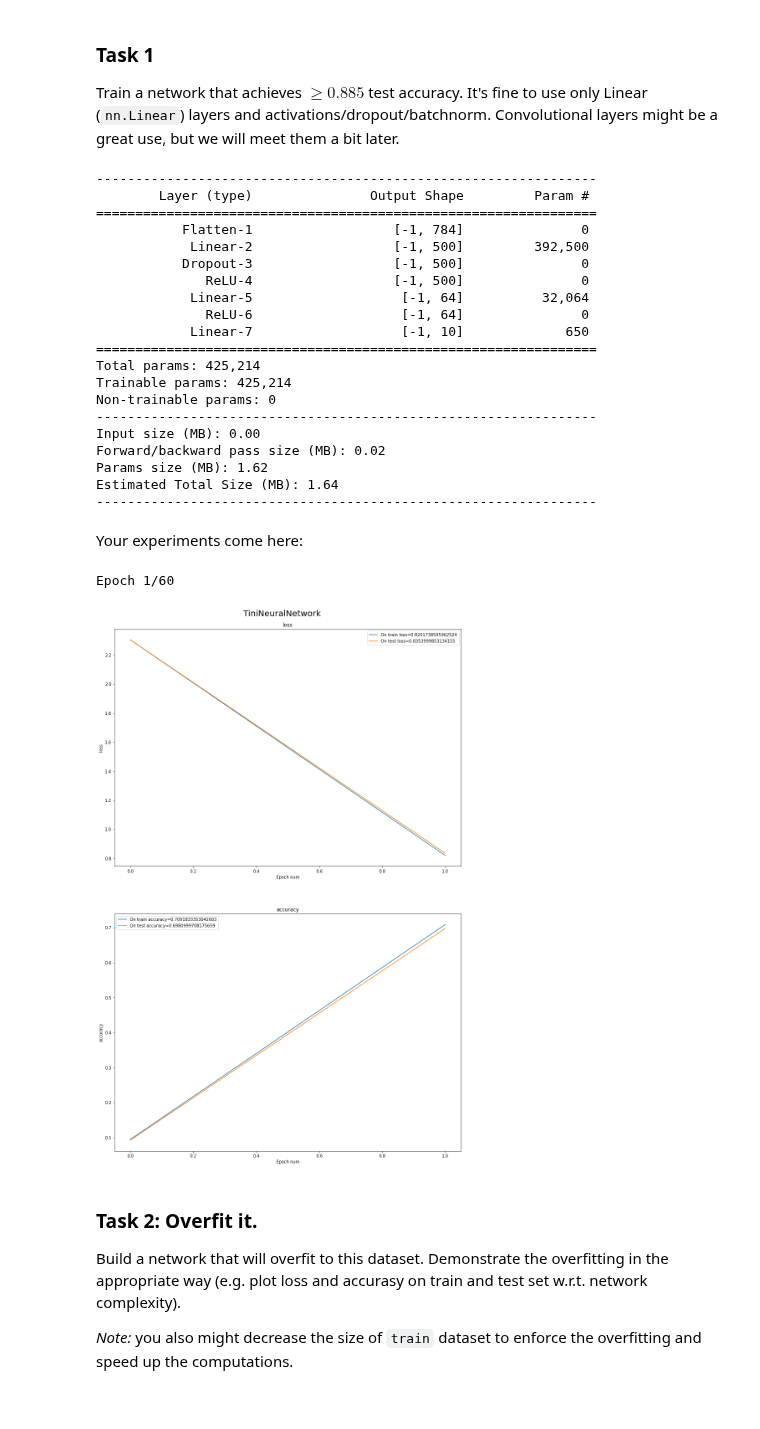
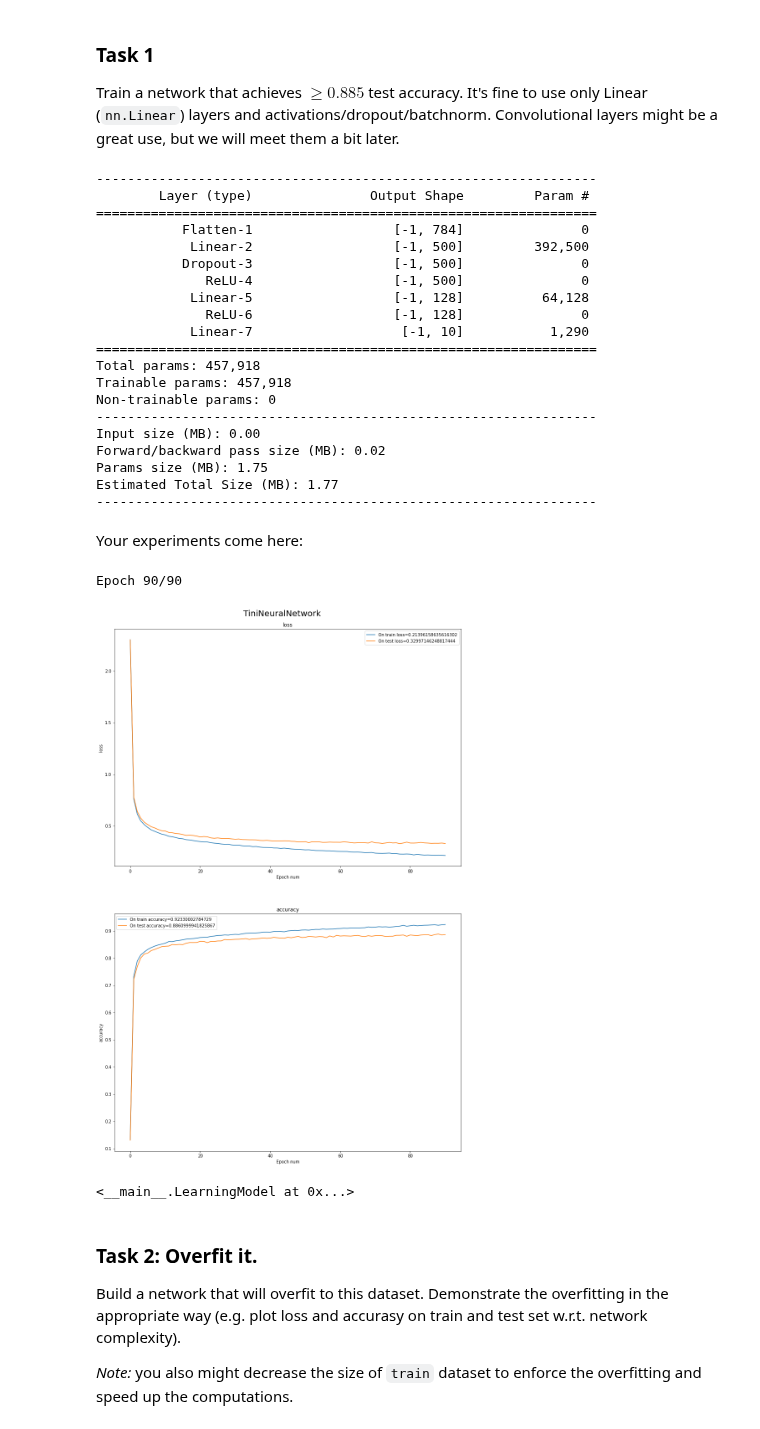
Before and after one commit to alex-kozinov/courses, a Jupyter notebook: mipt-ml-beginning/labs/03_dl/Lab3_DL_part2_overfitting.ipynb, the cells around one changed output. Cells and saved outputs as stored; diff of their text form; code cells hidden in the pictures.

```diff
--- a/mipt-ml-beginning/labs/03_dl/Lab3_DL_part2_overfitting.ipynb
+++ b/mipt-ml-beginning/labs/03_dl/Lab3_DL_part2_overfitting.ipynb
@@ -143,7 +128,7 @@ torch.Size([128])
 Train a network that achieves $\geq 0.885$ test accuracy. It's fine to use only Linear (`nn.Linear`) layers and activations/dropout/batchnorm. Convolutional layers might be a great use, but we will meet them a bit later.
 # %%
 class TinyNeuralNetwork(nn.Module):
-    def __init__(self, input_shape=28*28, num_classes=10, input_channels=1, hidden_size=[500, 64]):
+    def __init__(self, input_shape=28*28, num_classes=10, input_channels=1, hidden_size=[500, 128]):
         super(self.__class__, self).__init__()
         self.model = nn.Sequential(
             nn.Flatten(), # This layer converts image into a vector to use Linear layers afterwards
@@ -268,30 +253,31 @@ torchsummary.summary(TinyNeuralNetwork().to(device), (28*28,))
             Linear-2                  [-1, 500]         392,500
            Dropout-3                  [-1, 500]               0
               ReLU-4                  [-1, 500]               0
-            Linear-5                   [-1, 64]          32,064
-              ReLU-6                   [-1, 64]               0
-            Linear-7                   [-1, 10]             650
+            Linear-5                  [-1, 128]          64,128
+              ReLU-6                  [-1, 128]               0
+            Linear-7                   [-1, 10]           1,290
 ================================================================
-Total params: 425,214
-Trainable params: 425,214
+Total params: 457,918
+Trainable params: 457,918
 Non-trainable params: 0
 ----------------------------------------------------------------
 Input size (MB): 0.00
 Forward/backward pass size (MB): 0.02
-Params size (MB): 1.62
-Estimated Total Size (MB): 1.64
+Params size (MB): 1.75
+Estimated Total Size (MB): 1.77
 ----------------------------------------------------------------
 # %% [markdown]
 Your experiments come here:
 # %%
 net = TinyNeuralNetwork().to(device)
 learn_model = LearningModel(net, 'TiniNeuralNetwork')
 
 
-learn_model.fit({'train': train_loader, 'test':test_loader}, n_epoch=60)
+learn_model.fit({'train': train_loader, 'test':test_loader}, n_epoch=90)
 # %% [output]
-Epoch 1/60
+Epoch 90/90
-[figure, old version]
+[figure, new version]
+<__main__.LearningModel at 0x...>
 # %% [markdown]
 ### Task 2: Overfit it.
 Build a network that will overfit to this dataset. Demonstrate the overfitting in the appropriate way (e.g. plot loss and accurasy on train and test set w.r.t. network complexity).
```
Also changed, not shown: parts of 10 cells of this notebook.
